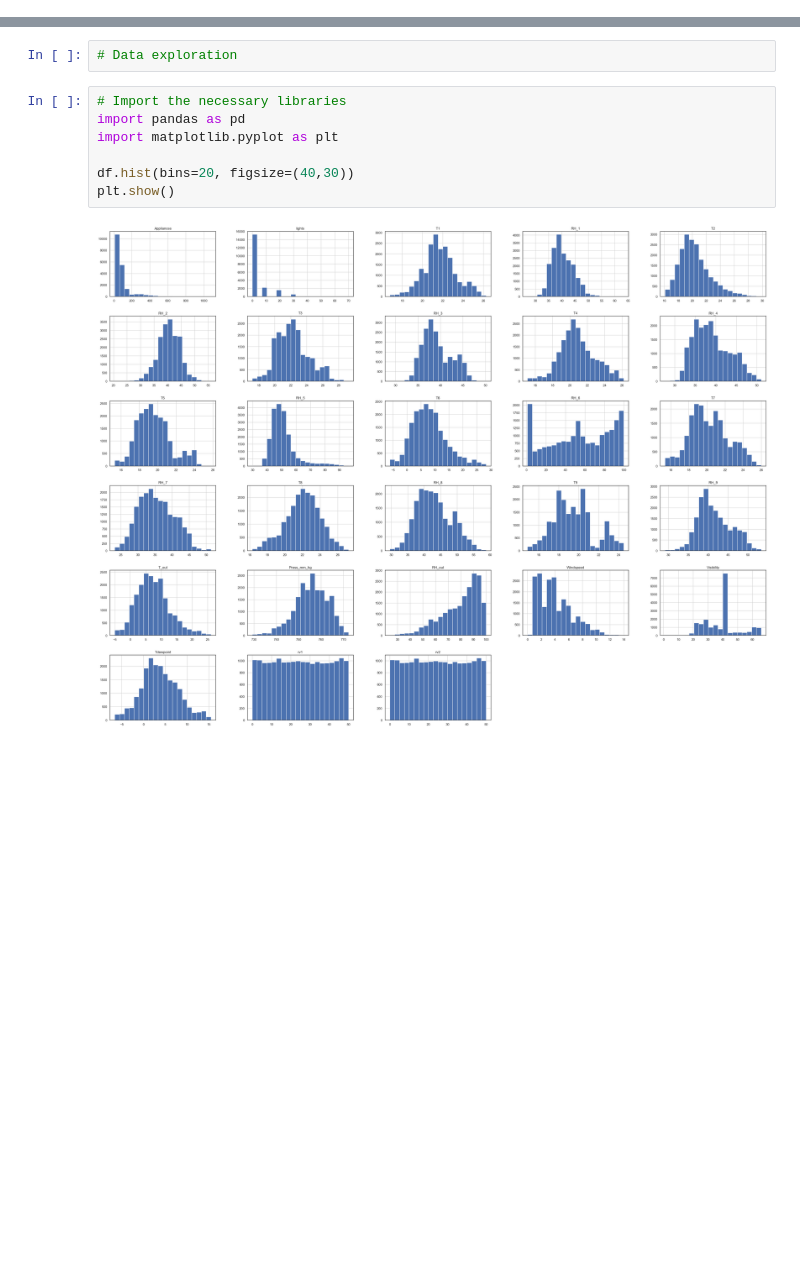
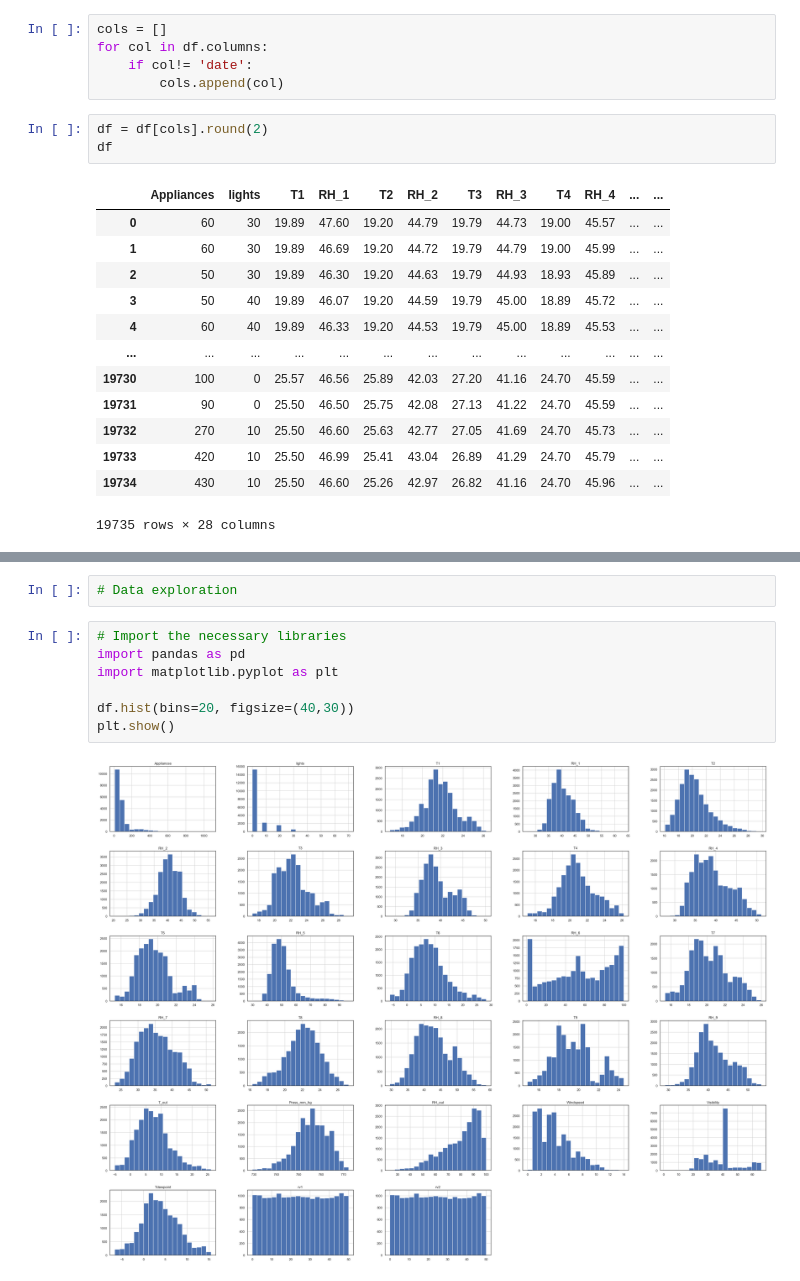
Before and after one commit to EDProjectsML/PyTorchLearn, a Jupyter notebook: Energy_Prediction_Model_for_House_Energy_Consumption_Optimization1.ipynb, the cells around one changed output, grey strips where cells are left out. Saved outputs shown, nothing was run; the diff lists cells and outputs as text; blank space fills up the shorter version.

```diff
--- a/Energy_Prediction_Model_for_House_Energy_Consumption_Optimization1.ipynb
+++ b/Energy_Prediction_Model_for_House_Energy_Consumption_Optimization1.ipynb
@@ -0,0 +95,22 @@
+# %%
+cols = []
+for col in df.columns:
+    if col!= 'date':
+        cols.append(col)
+# %%
+df = df[cols].round(2)
+df
+# %% [output]
+|  | Appliances | lights | T1 | RH_1 | T2 | RH_2 | T3 | RH_3 | T4 | RH_4 | ... | ... |
+| 0 | 60 | 30 | 19.89 | 47.60 | 19.20 | 44.79 | 19.79 | 44.73 | 19.00 | 45.57 | ... | ... |
+| 1 | 60 | 30 | 19.89 | 46.69 | 19.20 | 44.72 | 19.79 | 44.79 | 19.00 | 45.99 | ... | ... |
+| 2 | 50 | 30 | 19.89 | 46.30 | 19.20 | 44.63 | 19.79 | 44.93 | 18.93 | 45.89 | ... | ... |
+| 3 | 50 | 40 | 19.89 | 46.07 | 19.20 | 44.59 | 19.79 | 45.00 | 18.89 | 45.72 | ... | ... |
+| 4 | 60 | 40 | 19.89 | 46.33 | 19.20 | 44.53 | 19.79 | 45.00 | 18.89 | 45.53 | ... | ... |
+| ... | ... | ... | ... | ... | ... | ... | ... | ... | ... | ... | ... | ... |
+| 19730 | 100 | 0 | 25.57 | 46.56 | 25.89 | 42.03 | 27.20 | 41.16 | 24.70 | 45.59 | ... | ... |
+| 19731 | 90 | 0 | 25.50 | 46.50 | 25.75 | 42.08 | 27.13 | 41.22 | 24.70 | 45.59 | ... | ... |
+| 19732 | 270 | 10 | 25.50 | 46.60 | 25.63 | 42.77 | 27.05 | 41.69 | 24.70 | 45.73 | ... | ... |
+| 19733 | 420 | 10 | 25.50 | 46.99 | 25.41 | 43.04 | 26.89 | 41.29 | 24.70 | 45.79 | ... | ... |
+| 19734 | 430 | 10 | 25.50 | 46.60 | 25.26 | 42.97 | 26.82 | 41.16 | 24.70 | 45.96 | ... | ... |
+19735 rows × 28 columns
```
Also changed, not shown: parts of 11 cells of this notebook.
